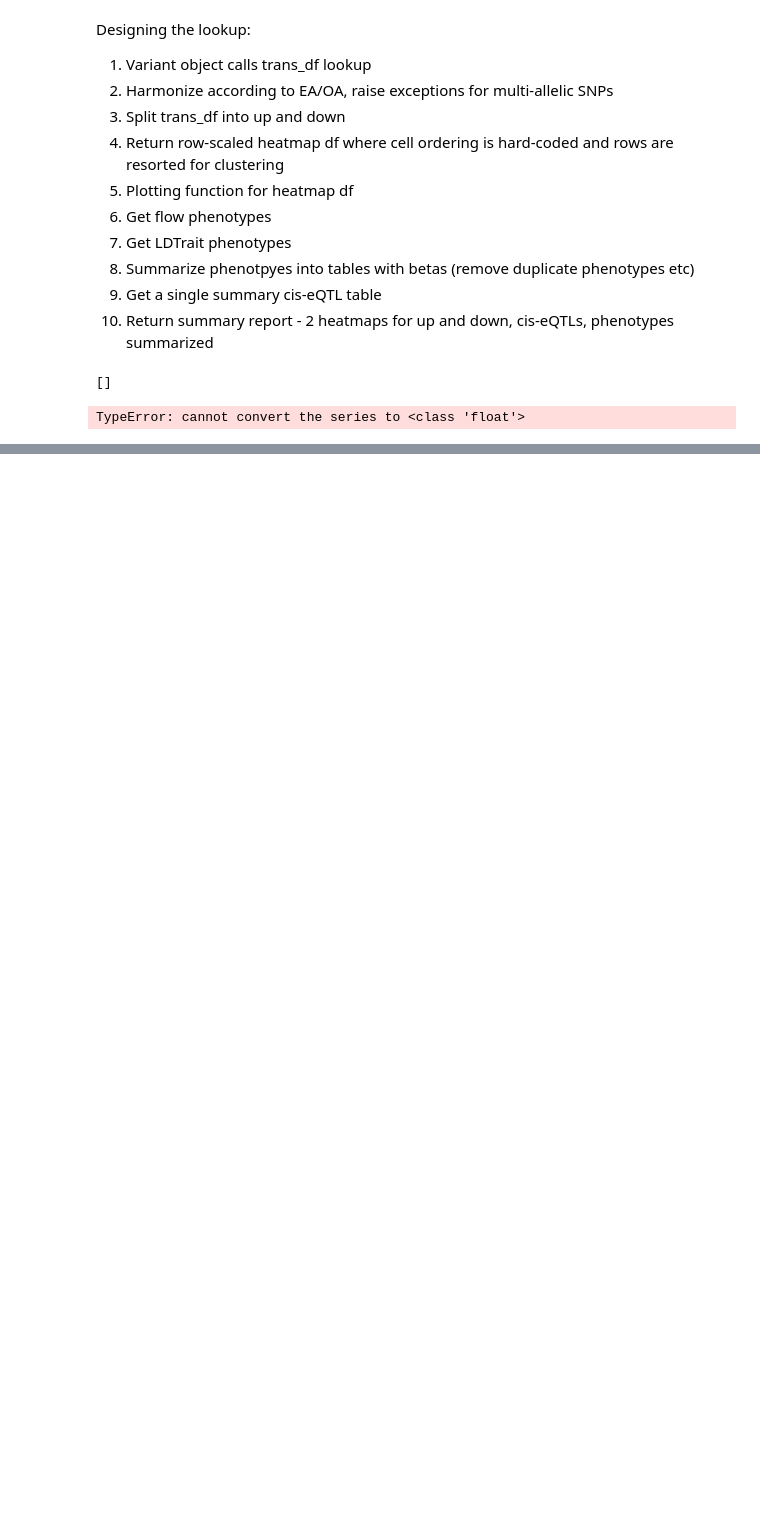
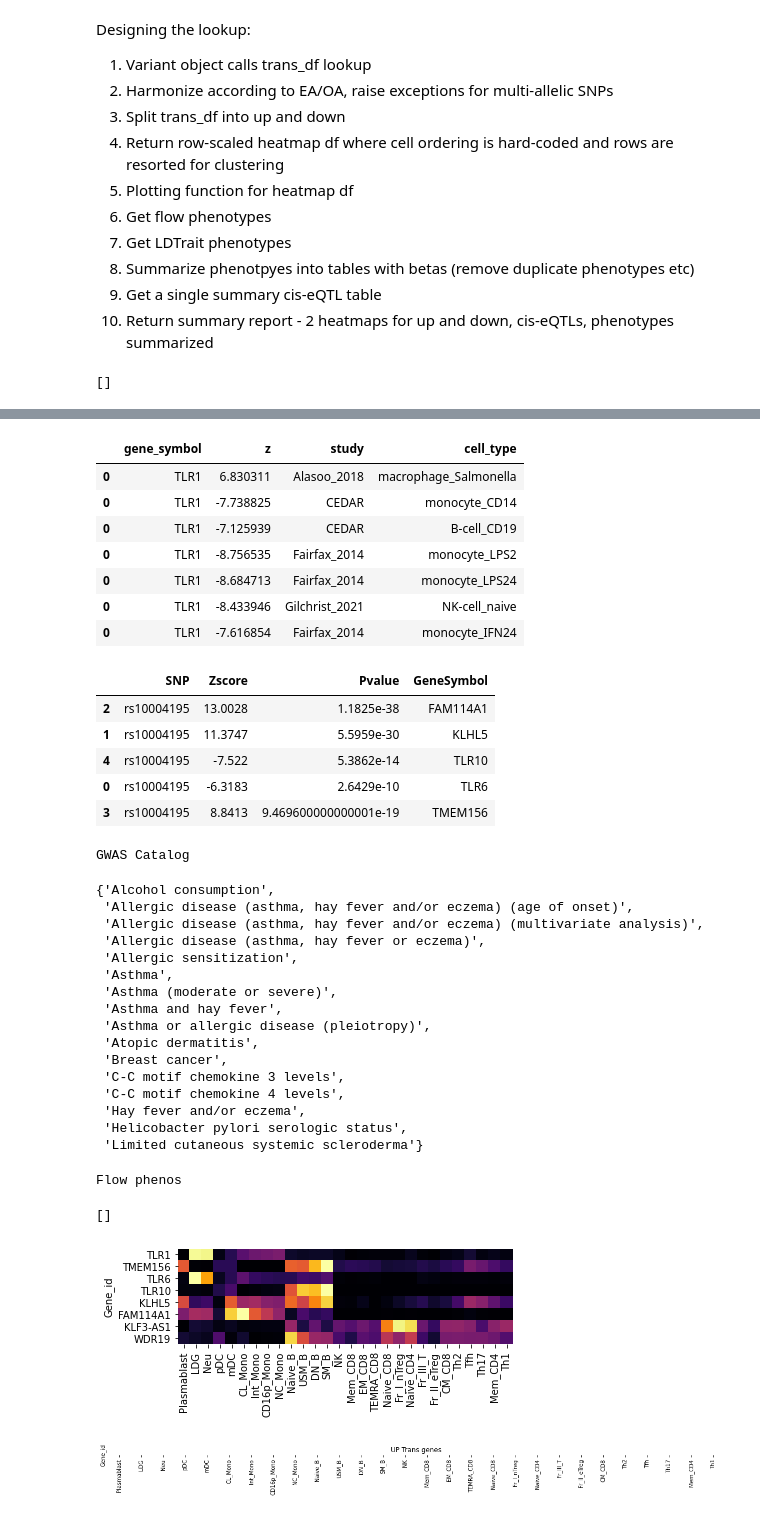
Before and after one commit to zainomarali/ImmuneGWAS, a Jupyter notebook: trans.ipynb, the cells around one changed output, grey strips where cells are left out. Drawn from its saved outputs; the diff is of its cells as text; code cells hidden in the pictures; blank space fills up the shorter version.

Commit message:
finalized trans plotting

```diff
--- a/trans.ipynb
+++ b/trans.ipynb
@@ -204,7 +239,6 @@ pos = 38783103
 chrom = 4
 
 x = Variant(rsid, chrom, pos, EA, OA)
-# %%
-eqtl_catalogue_LDblock_query_type_restricted_multitype(x)
-# %% [output]
-TypeError: cannot convert the series to <class 'float'>
+# %%
+summary_trans(x)
+# %% [output]
@@ -210,0 +262,35 @@ TypeError: cannot convert the series to <class 'float'>
+|  | gene_symbol | z | study | cell_type |
+| 0 | TLR1 | 6.830311 | Alasoo_2018 | macrophage_Salmonella |
+| 0 | TLR1 | -7.738825 | CEDAR | monocyte_CD14 |
+| 0 | TLR1 | -7.125939 | CEDAR | B-cell_CD19 |
+| 0 | TLR1 | -8.756535 | Fairfax_2014 | monocyte_LPS2 |
+| 0 | TLR1 | -8.684713 | Fairfax_2014 | monocyte_LPS24 |
+| 0 | TLR1 | -8.433946 | Gilchrist_2021 | NK-cell_naive |
+| 0 | TLR1 | -7.616854 | Fairfax_2014 | monocyte_IFN24 |
+|  | SNP | Zscore | Pvalue | GeneSymbol |
+| 2 | rs10004195 | 13.0028 | 1.1825e-38 | FAM114A1 |
+| 1 | rs10004195 | 11.3747 | 5.5959e-30 | KLHL5 |
+| 4 | rs10004195 | -7.522 | 5.3862e-14 | TLR10 |
+| 0 | rs10004195 | -6.3183 | 2.6429e-10 | TLR6 |
+| 3 | rs10004195 | 8.8413 | 9.469600000000001e-19 | TMEM156 |
+GWAS Catalog
+{'Alcohol consumption',
+ 'Allergic disease (asthma, hay fever and/or eczema) (age of onset)',
+ 'Allergic disease (asthma, hay fever and/or eczema) (multivariate analysis)',
+ 'Allergic disease (asthma, hay fever or eczema)',
+ 'Allergic sensitization',
+ 'Asthma',
+ 'Asthma (moderate or severe)',
+ 'Asthma and hay fever',
+ 'Asthma or allergic disease (pleiotropy)',
+ 'Atopic dermatitis',
+ 'Breast cancer',
+ 'C-C motif chemokine 3 levels',
+ 'C-C motif chemokine 4 levels',
+ 'Hay fever and/or eczema',
+ 'Helicobacter pylori serologic status',
+ 'Limited cutaneous systemic scleroderma'}
+Flow phenos
+[]
+[figure, added]
+[figure, added]
```
Also changed, not shown: parts of 5 cells of this notebook.
